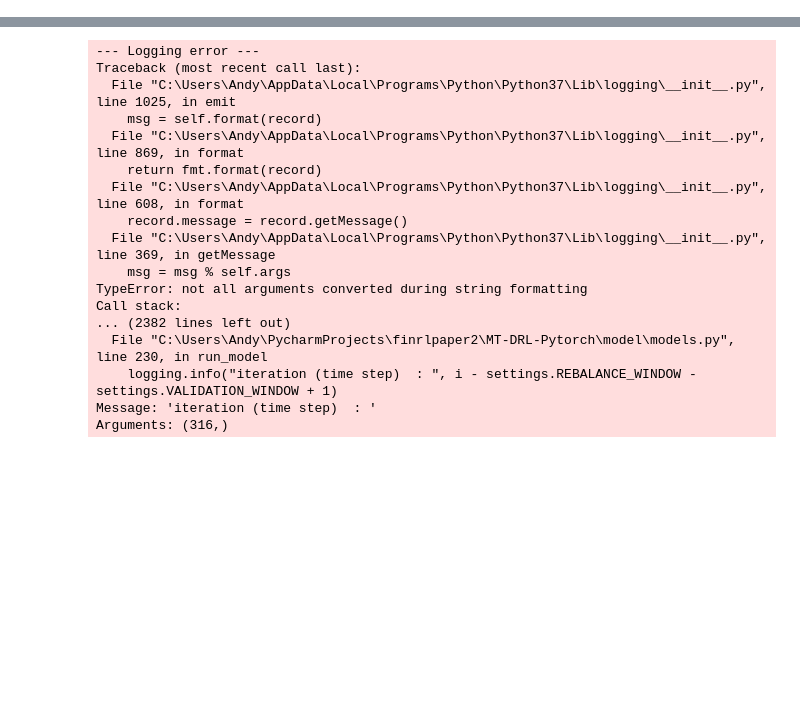
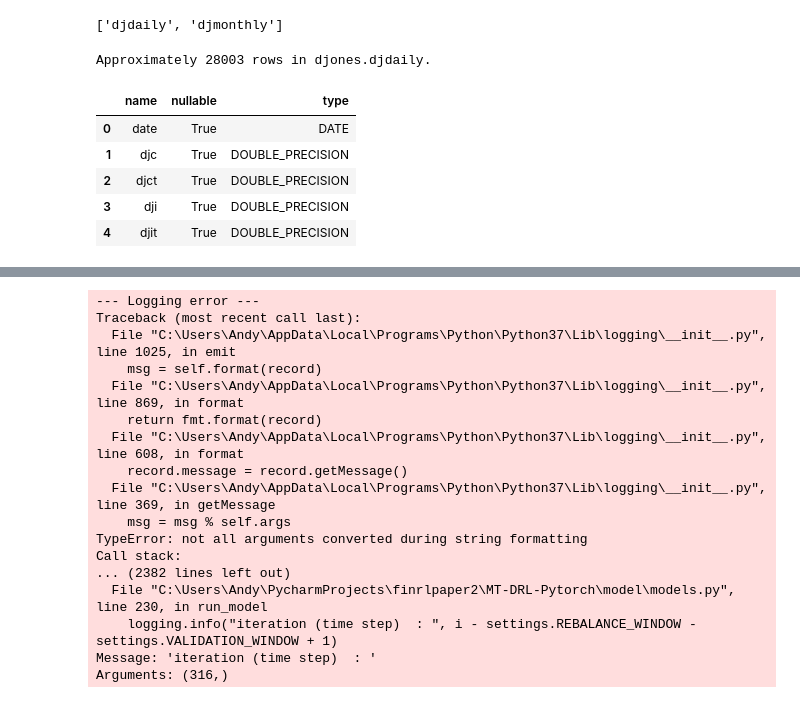
Before and after one commit to maimai04/MT-DRL-Pytorch, a Jupyter notebook: run.ipynb, the cells around one changed output, grey strips where cells are left out. Cells and saved outputs as stored; diff of their text form; code cells hidden in the pictures; blank space fills up the shorter version.

```diff
--- a/run.ipynb
+++ b/run.ipynb
@@ -10,0 +99,16 @@ no crisis measure selected.
+# %%
+db.list_tables("djones")
+# %% [output]
+['djdaily', 'djmonthly']
+# %%
+# See all column headers in a table
+col_headers = db.describe_table(library='djones', table='djdaily')
+col_headers.head()
+# %% [output]
+Approximately 28003 rows in djones.djdaily.
+|  | name | nullable | type |
+| 0 | date | True | DATE |
+| 1 | djc | True | DOUBLE_PRECISION |
+| 2 | djct | True | DOUBLE_PRECISION |
+| 3 | dji | True | DOUBLE_PRECISION |
+| 4 | djit | True | DOUBLE_PRECISION |
```
Also changed, not shown: parts of 12 cells of this notebook, 8 other files.
